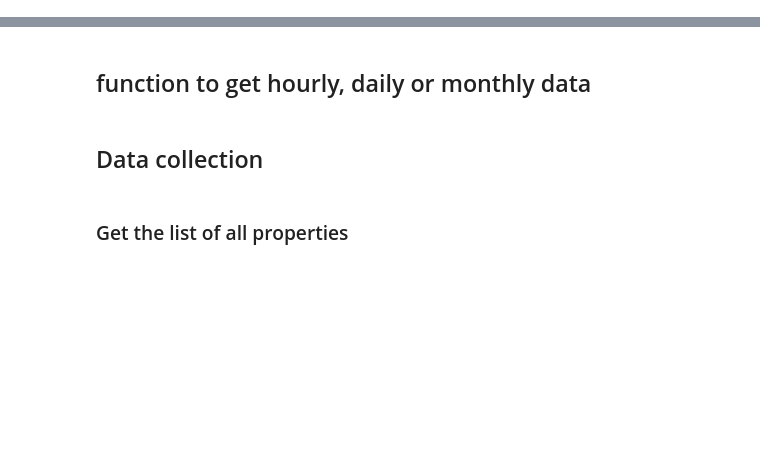
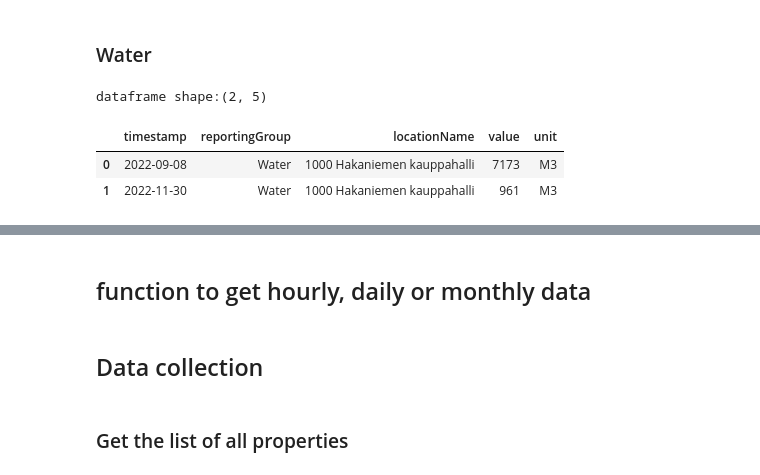
Before and after one commit to Jerry-Aremu/helsinki_energy_consumption, a Jupyter notebook: helsinki_properties_energy_consumption.ipynb, the cells around one changed output, grey strips where cells are left out. Drawn from its saved outputs; the diff is of its cells as text; code cells hidden in the pictures; blank space fills up the shorter version.

```diff
--- a/helsinki_properties_energy_consumption.ipynb
+++ b/helsinki_properties_energy_consumption.ipynb
@@ -32,0 +86,19 @@ def get_list_of_properties(api_url):
+# %% [markdown]
+### Water
+# %%
+hourly_water_2022_df = hp.get_request_as_df(period='Hourly',
+record="LocationName",
+search_string="1000 Hakaniemen kauppahalli",
+reporting_group="Water",
+start_time="2022-01-01",
+end_time="2022-12-31",
+Normalization=False,
+version=1.0)
+# %%
+print(f"dataframe shape:{hourly_water_2022_df.shape}")
+hourly_water_2022_df.head()
+# %% [output]
+dataframe shape:(2, 5)
+|  | timestamp | reportingGroup | locationName | value | unit |
+| 0 | 2022-09-08 | Water | 1000 Hakaniemen kauppahalli | 7173 | M3 |
+| 1 | 2022-11-30 | Water | 1000 Hakaniemen kauppahalli | 961 | M3 |
```
Also changed, not shown: parts of 44 cells of this notebook, 1 other file.
